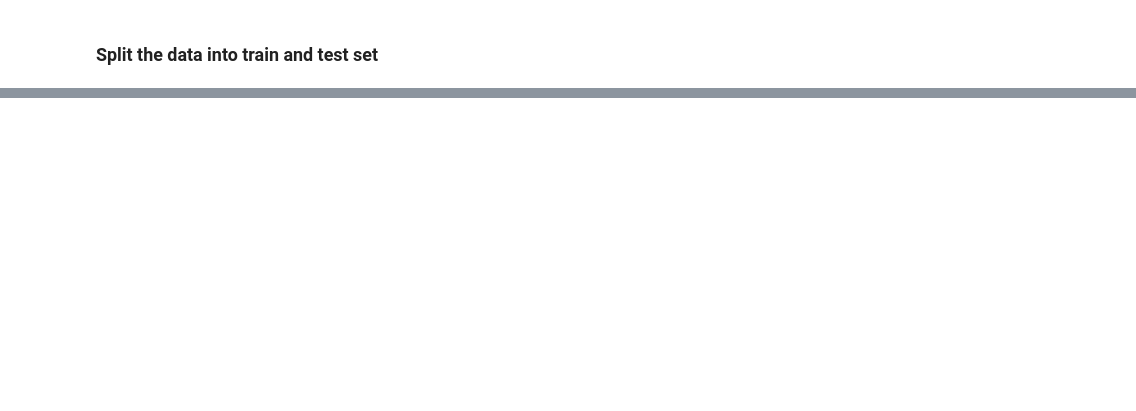
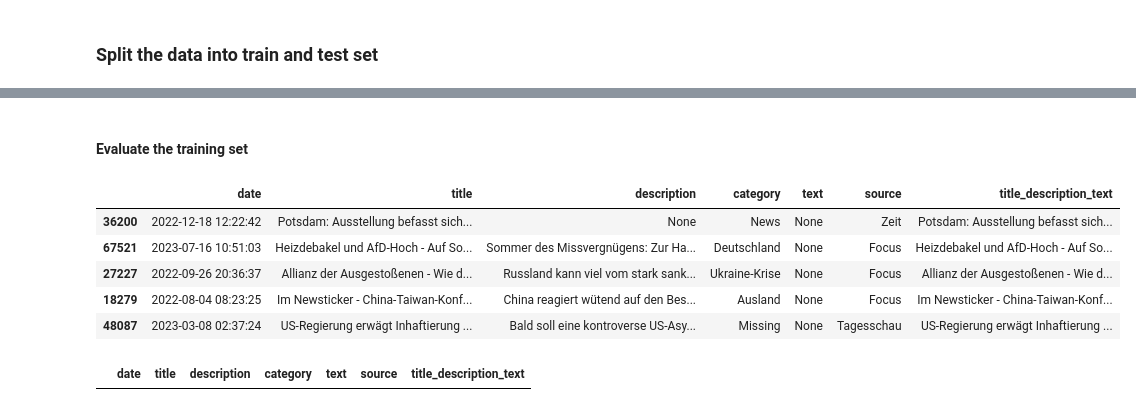
Before and after one commit to manuelarink/news_scraper, a Jupyter notebook: research/preprocessing/04-ml-pipeline-topic-modelling.ipynb, the cells around one changed output, grey strips where cells are left out. Cells and saved outputs as stored; diff of their text form; code cells hidden in the pictures; blank space fills up the shorter version.

```diff
--- a/research/preprocessing/04-ml-pipeline-topic-modelling.ipynb
+++ b/research/preprocessing/04-ml-pipeline-topic-modelling.ipynb
@@ -206,0 +232,30 @@ FEATURES = ['title', 'title_description_text']
+# %%
+# set up the Pipeline
+topic_pipe = Pipeline([
+
+    # ===== IMPUTATION =====
+    # impute 'title' with values from description and text
+    ('missing_title_imputation', pp.MultiReferenceImputer(col='title', ref_col_list=['description', 'text'])),
+
+    # impute text variables with string missing
+    ('missing_imputation',  CategoricalImputer(imputation_method='missing', variables=VARS_WITH_NA_MISSING)),
+
+    # ===== DROPPING observations with NA =====
+    ('drop_missing_title', DropMissingData(variables=['title'])),
+
+    # ===== DROPPING features
+    ('drop_features', DropFeatures(features_to_drop=DROP_FEATURES)),
+
+    # ===== ENCODING =====
+    # encode rare labels
+    ('rare_label_encoder', RareLabelEncoder(
+        tol=0.01, n_categories=1, variables=VARS_WITH_FREQUENT, replace_with='Other')),
+
+    # ===== CREATION OF NEW FEATURES =====
+    ('concat_features_encoder', pp.ConcatStringFeatureEncoder(
+        new_col='title_description_text', ref_col_list=['title', 'description', 'text']))
+
+])
+# %%
+# train the pipeline
+topic_pipe.fit(train)
@@ -206,0 +280,17 @@ FEATURES = ['title', 'title_description_text']
+# %%
+train = topic_pipe.transform(train)
+# %% [markdown]
+#### Evaluate the training set
+# %%
+train.head()
+# %% [output]
+|  | date | title | description | category | text | source | title_description_text |
+| 36200 | 2022-12-18 12:22:42 | Potsdam: Ausstellung befasst sich... | None | News | None | Zeit | Potsdam: Ausstellung befasst sich... |
+| 67521 | 2023-07-16 10:51:03 | Heizdebakel und AfD-Hoch - Auf So... | Sommer des Missvergnügens: Zur Ha... | Deutschland | None | Focus | Heizdebakel und AfD-Hoch - Auf So... |
+| 27227 | 2022-09-26 20:36:37 | Allianz der Ausgestoßenen - Wie d... | Russland kann viel vom stark sank... | Ukraine-Krise | None | Focus | Allianz der Ausgestoßenen - Wie d... |
+| 18279 | 2022-08-04 08:23:25 | Im Newsticker - China-Taiwan-Konf... | China reagiert wütend auf den Bes... | Ausland | None | Focus | Im Newsticker - China-Taiwan-Konf... |
+| 48087 | 2023-03-08 02:37:24 | US-Regierung erwägt Inhaftierung ... | Bald soll eine kontroverse US-Asy... | Missing | None | Tagesschau | US-Regierung erwägt Inhaftierung ... |
+# %%
+train[train['title'].isnull()]
+# %% [output]
+|  | date | title | description | category | text | source | title_description_text |
```
Also changed, not shown: parts of 40 cells of this notebook, 16 other files.
